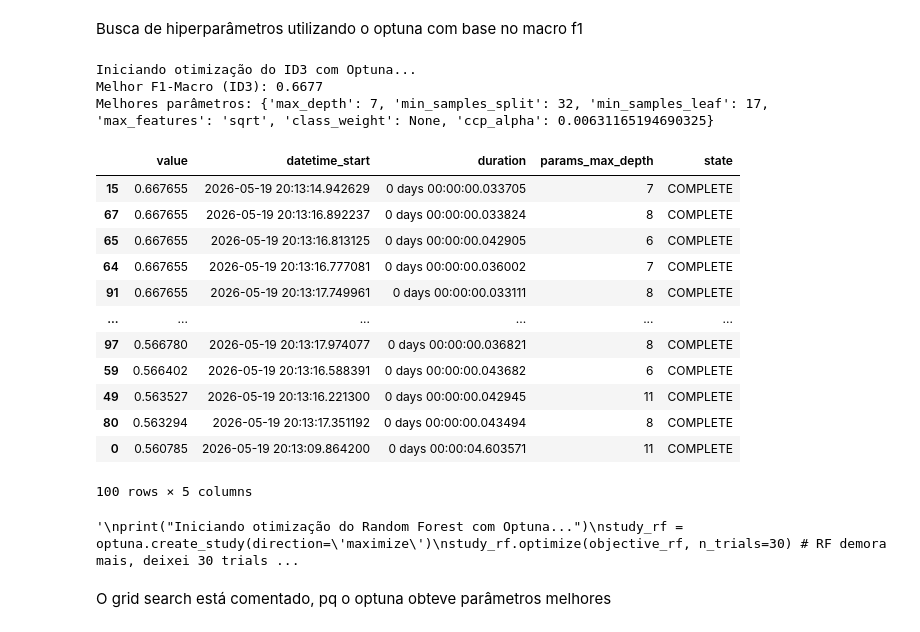
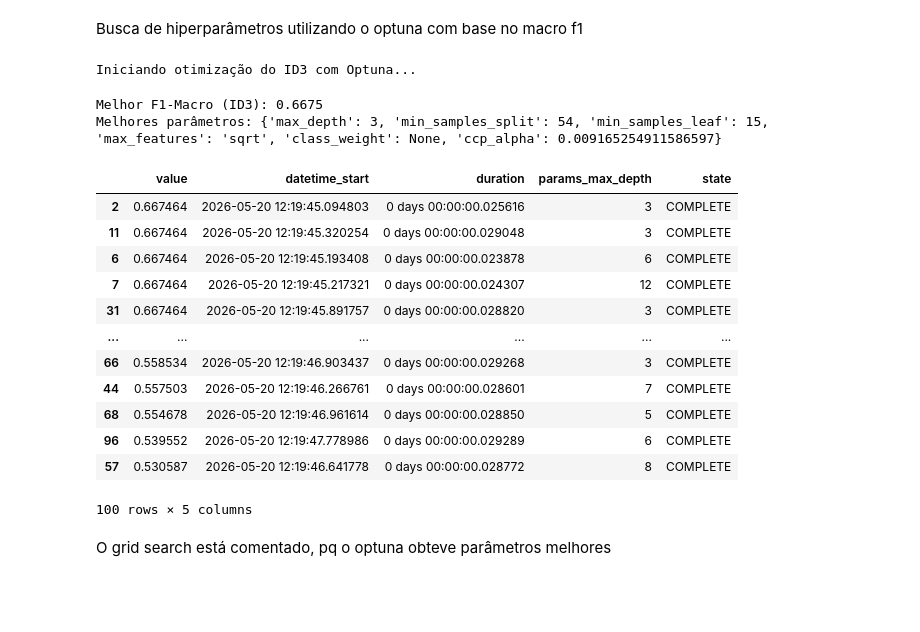
Before and after one commit to estermariaa/lei_felca, a Jupyter notebook: notebooks/22_audio_clustering.ipynb, the cells around one changed output. Cells and saved outputs as stored; diff of their text form; code cells hidden in the pictures; blank space fills up the shorter version.

```diff
--- a/notebooks/22_audio_clustering.ipynb
+++ b/notebooks/22_audio_clustering.ipynb
@@ -560,12 +547,12 @@ df_transcricoes.set_index('id', inplace=True)
 # %%
 
-erro = 0
-for cluster,arquivo in amostras.items():
-    for id in arquivo:
-        try:
-            text = df_transcricoes.loc[id,'text']
-            use(text,id)
-        except Exception as e:
-            print(f"Ocorreu um erro ao processar o arquivo '{id}': {e}")
-            erro += 1
-print(erro)
+#erro = 0
+#for cluster,arquivo in amostras.items():
+#    for id in arquivo:
+#        try:
+#            text = df_transcricoes.loc[id,'text']
+#            use(text,id)
+#        except Exception as e:
+#            print(f"Ocorreu um erro ao processar o arquivo '{id}': {e}")
+#            erro += 1
+#print(erro)
@@ -844,55 +815,48 @@ def objective_rf(trial):
         'n_jobs': -1,
         'n_estimators': trial.suggest_int('n_estimators', 50, 200, step=50),
         'max_depth': trial.suggest_int('max_depth', 2, 10),
         'min_samples_split': trial.suggest_int('min_samples_split', 10, 40),
         'min_samples_leaf': trial.suggest_int('min_samples_leaf', 3, 20),
         'max_features': trial.suggest_categorical('max_features', ['sqrt', 'log2', None]),
         'class_weight': trial.suggest_categorical('class_weight', ['balanced', 'balanced_subsample']),
         'bootstrap': True,
         'max_samples': trial.suggest_float('max_samples', 0.5, 0.85)
     }
 
     modelo_rf = RandomForestClassifier(**param)
     score = cross_val_score(modelo_rf, X, y_codificado, cv=cv_robusto, scoring='f1_macro', n_jobs=1)
     return score.mean()
 
 
 print("Iniciando otimização do ID3 com Optuna...")
+
 # direction='maximize' porque queremos o MAIOR F1-Score
 study_id3 = optuna.create_study(direction='maximize')
 study_id3.optimize(objective_id3, n_trials=100) # Tente 50 a 100 iterações
 print(f"Melhor F1-Macro (ID3): {study_id3.best_value:.4f}")
 print(f"Melhores parâmetros: {study_id3.best_params}\n")
 resultados = study_id3.trials_dataframe()
 
 resultados = resultados.sort_values(by='value', ascending=False)
 
 display(resultados[['value', 'datetime_start', 'duration', 'params_max_depth', 'state']])
-"""
-print("Iniciando otimização do Random Forest com Optuna...")
-study_rf = optuna.create_study(direction='maximize')
-study_rf.optimize(objective_rf, n_trials=30) # RF demora mais, deixei 30 trials (ajuste conforme seu tempo)
-print(f"Melhor F1-Macro (Random Forest): {study_rf.best_value:.4f}")
-print(f"Melhores parâmetros: {study_rf.best_params}")
-"""
 # %% [output]
 Iniciando otimização do ID3 com Optuna...
-Melhor F1-Macro (ID3): 0.6677
-Melhores parâmetros: {'max_depth': 7, 'min_samples_split': 32, 'min_samples_leaf': 17, 'max_features': 'sqrt', 'class_weight': None, 'ccp_alpha': 0.00631165194690325}
+Melhor F1-Macro (ID3): 0.6675
+Melhores parâmetros: {'max_depth': 3, 'min_samples_split': 54, 'min_samples_leaf': 15, 'max_features': 'sqrt', 'class_weight': None, 'ccp_alpha': 0.009165254911586597}
 |  | value | datetime_start | duration | params_max_depth | state |
-| 15 | 0.667655 | 2026-05-19 20:13:14.942629 | 0 days 00:00:00.033705 | 7 | COMPLETE |
-| 67 | 0.667655 | 2026-05-19 20:13:16.892237 | 0 days 00:00:00.033824 | 8 | COMPLETE |
-| 65 | 0.667655 | 2026-05-19 20:13:16.813125 | 0 days 00:00:00.042905 | 6 | COMPLETE |
-| 64 | 0.667655 | 2026-05-19 20:13:16.777081 | 0 days 00:00:00.036002 | 7 | COMPLETE |
-| 91 | 0.667655 | 2026-05-19 20:13:17.749961 | 0 days 00:00:00.033111 | 8 | COMPLETE |
+| 2 | 0.667464 | 2026-05-20 12:19:45.094803 | 0 days 00:00:00.025616 | 3 | COMPLETE |
+| 11 | 0.667464 | 2026-05-20 12:19:45.320254 | 0 days 00:00:00.029048 | 3 | COMPLETE |
+| 6 | 0.667464 | 2026-05-20 12:19:45.193408 | 0 days 00:00:00.023878 | 6 | COMPLETE |
+| 7 | 0.667464 | 2026-05-20 12:19:45.217321 | 0 days 00:00:00.024307 | 12 | COMPLETE |
+| 31 | 0.667464 | 2026-05-20 12:19:45.891757 | 0 days 00:00:00.028820 | 3 | COMPLETE |
 | ... | ... | ... | ... | ... | ... |
-| 97 | 0.566780 | 2026-05-19 20:13:17.974077 | 0 days 00:00:00.036821 | 8 | COMPLETE |
-| 59 | 0.566402 | 2026-05-19 20:13:16.588391 | 0 days 00:00:00.043682 | 6 | COMPLETE |
-| 49 | 0.563527 | 2026-05-19 20:13:16.221300 | 0 days 00:00:00.042945 | 11 | COMPLETE |
-| 80 | 0.563294 | 2026-05-19 20:13:17.351192 | 0 days 00:00:00.043494 | 8 | COMPLETE |
-| 0 | 0.560785 | 2026-05-19 20:13:09.864200 | 0 days 00:00:04.603571 | 11 | COMPLETE |
+| 66 | 0.558534 | 2026-05-20 12:19:46.903437 | 0 days 00:00:00.029268 | 3 | COMPLETE |
+| 44 | 0.557503 | 2026-05-20 12:19:46.266761 | 0 days 00:00:00.028601 | 7 | COMPLETE |
+| 68 | 0.554678 | 2026-05-20 12:19:46.961614 | 0 days 00:00:00.028850 | 5 | COMPLETE |
+| 96 | 0.539552 | 2026-05-20 12:19:47.778986 | 0 days 00:00:00.029289 | 6 | COMPLETE |
+| 57 | 0.530587 | 2026-05-20 12:19:46.641778 | 0 days 00:00:00.028772 | 8 | COMPLETE |
-100 rows × 5 columns
-'\nprint("Iniciando otimização do Random Forest com Optuna...")\nstudy_rf = optuna.create_study(direction=\'maximize\')\nstudy_rf.optimize(objective_rf, n_trials=30) # RF demora mais, deixei 30 trials ...
+100 rows × 5 columns
 # %% [markdown]
 O grid search está comentado, pq o optuna obteve parâmetros melhores
 # %%
```
Also changed, not shown: parts of 31 cells of this notebook, 1 other file.
